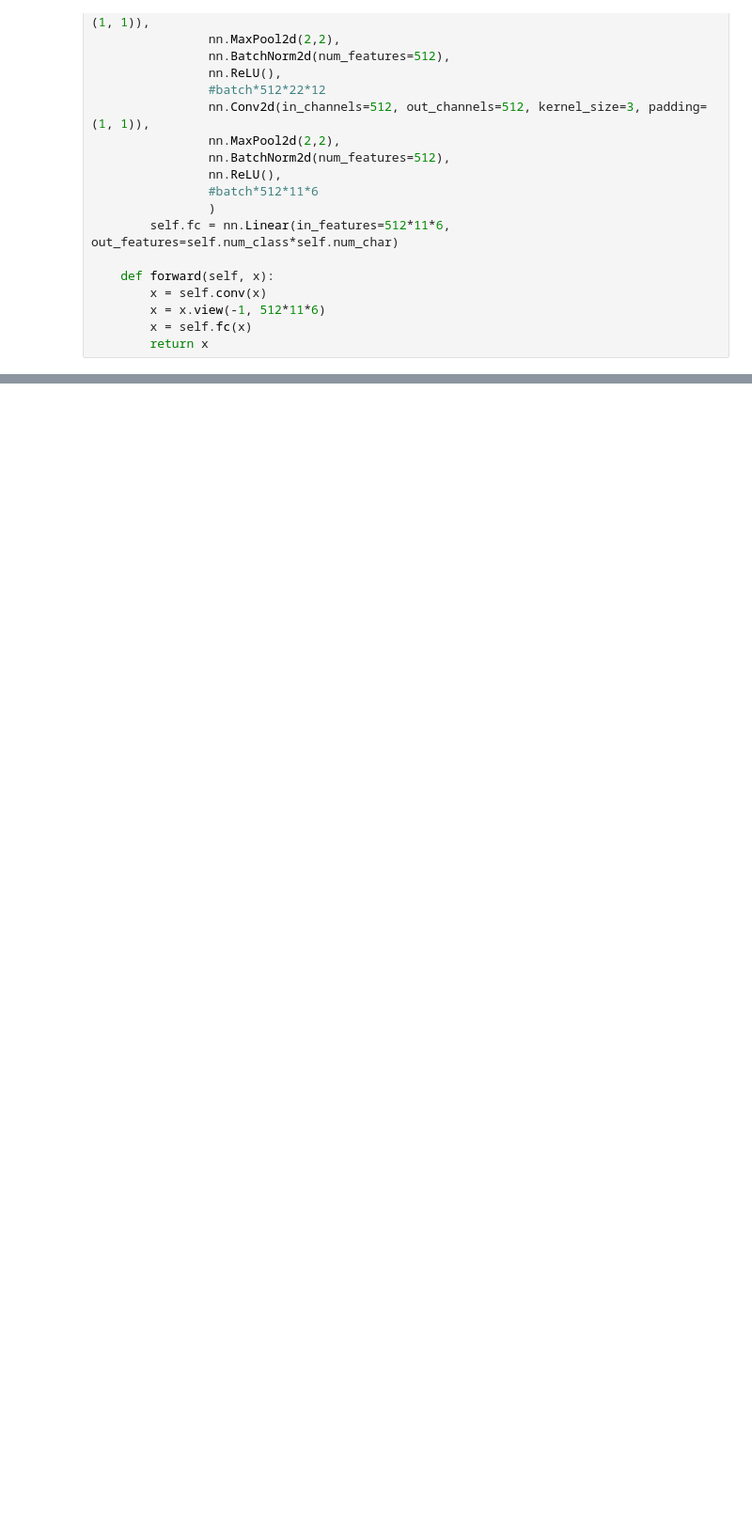
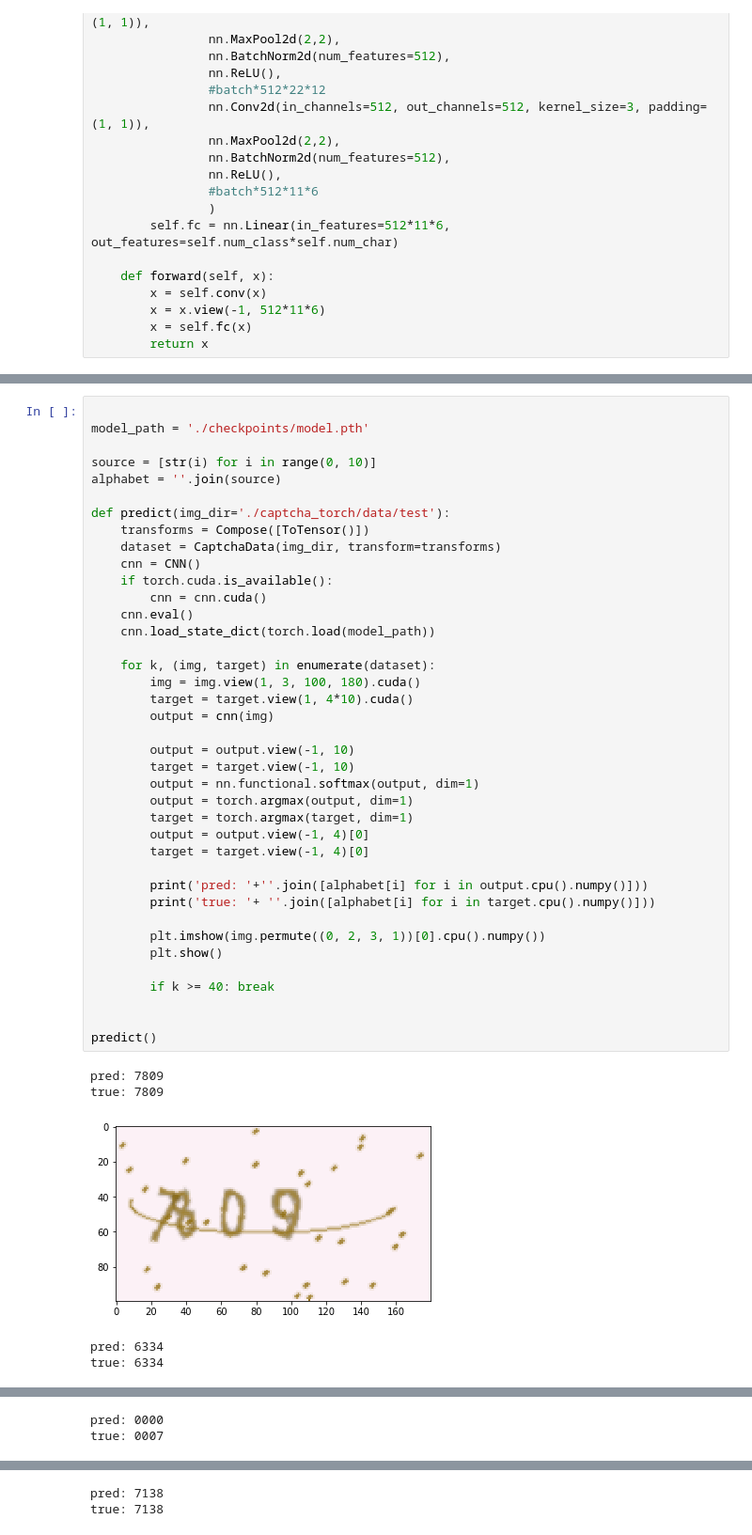
Before and after one commit to fowill/captcha_torch, a Jupyter notebook: captcha.ipynb, the cells around one changed output, grey strips where cells are left out. Shown at 94% size. Cells and saved outputs as stored; diff of their text form; blank space fills up the shorter version.

```diff
--- a/captcha.ipynb
+++ b/captcha.ipynb
@@ -202,0 +228,45 @@ KeyboardInterrupt:
+# %%
+
+model_path = './checkpoints/model.pth'
+
+source = [str(i) for i in range(0, 10)]
+alphabet = ''.join(source)
+
+def predict(img_dir='./captcha_torch/data/test'):
+    transforms = Compose([ToTensor()])
+    dataset = CaptchaData(img_dir, transform=transforms)
+    cnn = CNN()
+    if torch.cuda.is_available():
+        cnn = cnn.cuda()
+    cnn.eval()
+    cnn.load_state_dict(torch.load(model_path))
+
+    for k, (img, target) in enumerate(dataset):
+        img = img.view(1, 3, 100, 180).cuda()
+        target = target.view(1, 4*10).cuda()
+        output = cnn(img)
+
+        output = output.view(-1, 10)
+        target = target.view(-1, 10)
+        output = nn.functional.softmax(output, dim=1)
+        output = torch.argmax(output, dim=1)
+        target = torch.argmax(target, dim=1)
+        output = output.view(-1, 4)[0]
+        target = target.view(-1, 4)[0]
+
+        print('pred: '+''.join([alphabet[i] for i in output.cpu().numpy()]))
+        print('true: '+ ''.join([alphabet[i] for i in target.cpu().numpy()]))
+
+        plt.imshow(img.permute((0, 2, 3, 1))[0].cpu().numpy())
+        plt.show()
+
+        if k >= 40: break
+
+
+predict()
+# %% [output]
+pred: 7809
+true: 7809
+[figure, added]
+pred: 6334
+true: 6334
@@ -202,0 +274,2 @@ KeyboardInterrupt:
+pred: 0000
+true: 0007
@@ -202,0 +277,2 @@ KeyboardInterrupt:
+pred: 7138
+true: 7138
```
Also changed, not shown: parts of 8 cells of this notebook.
